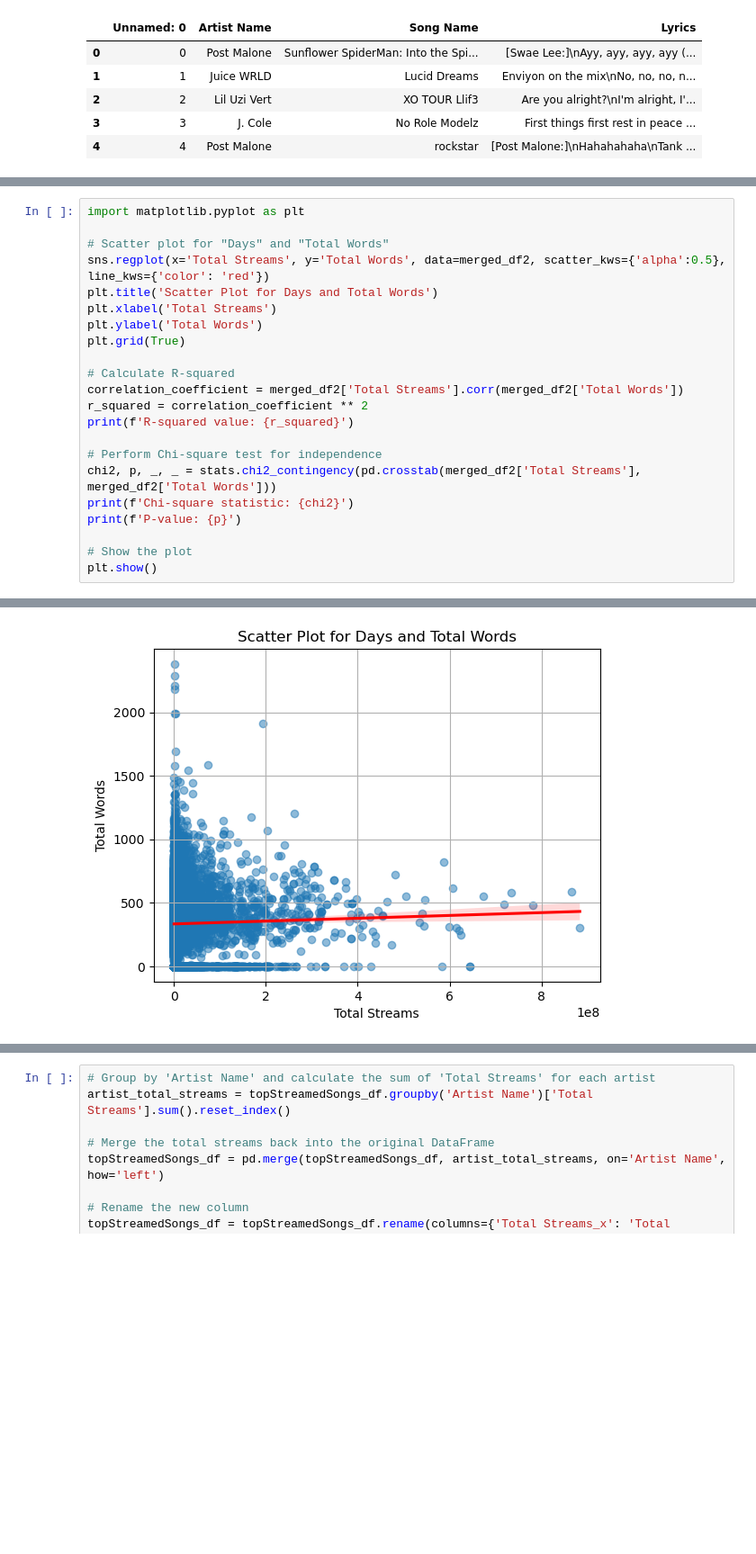
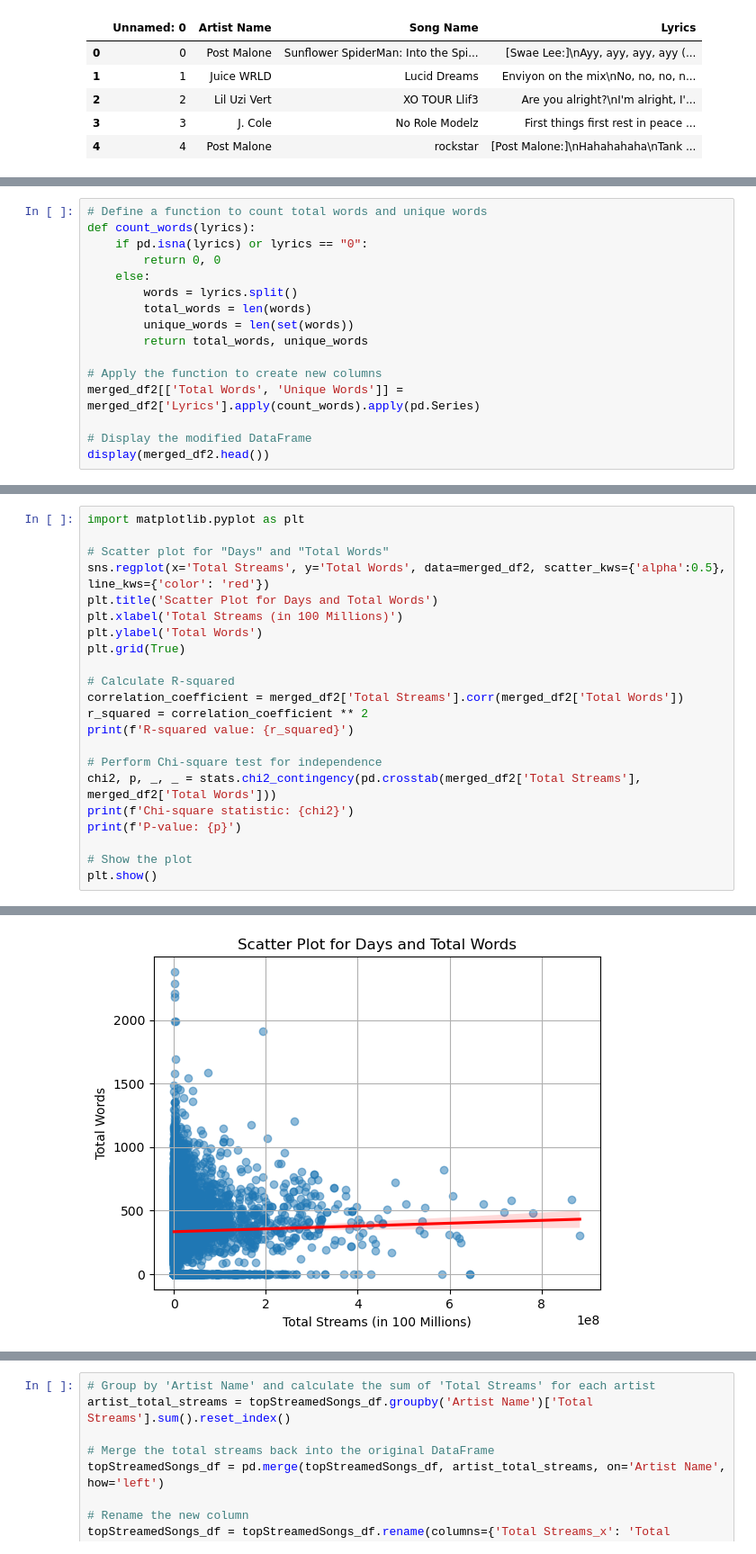
Before and after one commit to Musiholic/bootcamp-project-1, a Jupyter notebook: lyrics3.ipynb, the cells around one changed output, grey strips where cells are left out. Shown at 90% size. Cells and saved outputs as stored; diff of their text form; blank space fills up the shorter version.

```diff
--- a/lyrics3.ipynb
+++ b/lyrics3.ipynb
@@ -73,0 +86,16 @@ display(merged_df2.head())
+# %%
+# Define a function to count total words and unique words
+def count_words(lyrics):
+    if pd.isna(lyrics) or lyrics == "0":
+        return 0, 0
+    else:
+        words = lyrics.split()
+        total_words = len(words)
+        unique_words = len(set(words))
+        return total_words, unique_words
+
+# Apply the function to create new columns
+merged_df2[['Total Words', 'Unique Words']] = merged_df2['Lyrics'].apply(count_words).apply(pd.Series)
+
+# Display the modified DataFrame
+display(merged_df2.head())
@@ -133,7 +378,7 @@ import matplotlib.pyplot as plt
 # Scatter plot for "Days" and "Total Words"
 sns.regplot(x='Total Streams', y='Total Words', data=merged_df2, scatter_kws={'alpha':0.5}, line_kws={'color': 'red'})
 plt.title('Scatter Plot for Days and Total Words')
-plt.xlabel('Total Streams')
+plt.xlabel('Total Streams (in 100 Millions)')
 plt.ylabel('Total Words')
 plt.grid(True)
 
@@ -155,5 +400,5 @@ Chi-square statistic: 11429152.518713655
 P-value: 0.0
-[figure, old version]
+[figure, new version]
 # %%
 import matplotlib.pyplot as plt
 
```
Also changed, not shown: parts of 21 cells of this notebook.
